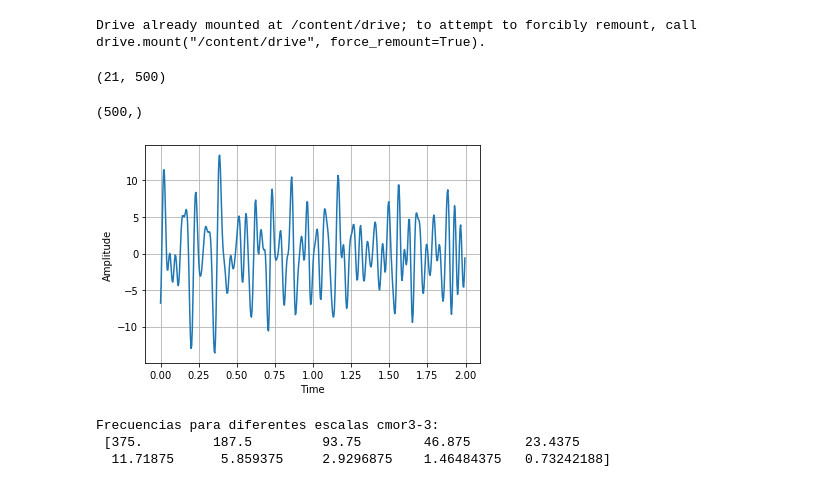
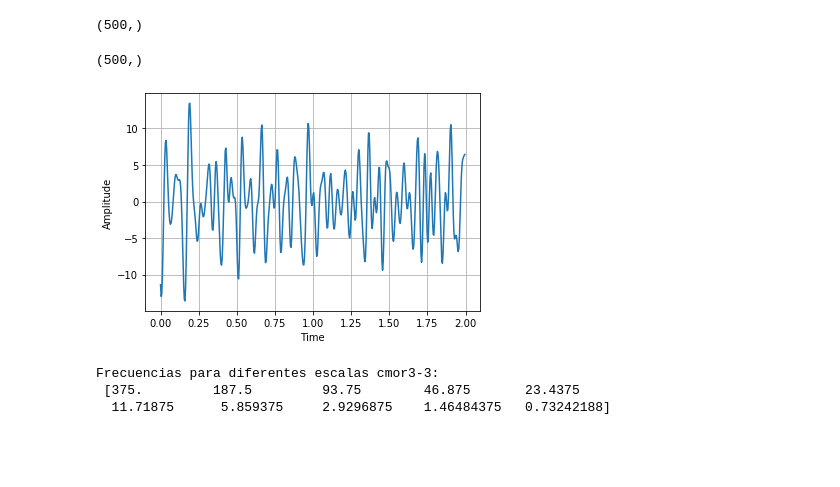
Before and after one commit to EdgarMoyete/Espectros, a Jupyter notebook: EscalogramaImgCWT.ipynb, the cells around one changed output. Saved outputs shown, nothing was run; the diff lists cells and outputs as text; code cells hidden in the pictures; blank space fills up the shorter version.

```diff
--- a/EscalogramaImgCWT.ipynb
+++ b/EscalogramaImgCWT.ipynb
@@ -7,7 +5,3 @@ from google.colab import drive
-# %%
-drive.mount('/content/drive')
-# %% [output]
-Drive already mounted at /content/drive; to attempt to forcibly remount, call drive.mount("/content/drive", force_remount=True).
 # %%
 import numpy as np
 import pandas as pd
@@ -15,31 +9,32 @@ import matplotlib.pyplot as plt
 import pywt
 import cv2
 # %%
-# canal C3
-# canal = pd.read_csv("MI-EEG-A01T.csv", header=None).iloc[:, 7000:8000]
-# canal C4 (usar este)
-canal = pd.read_csv("Ventaneo-A01T.csv", header=None).iloc[43:64, 5500:6000]
+#la muestra 3 es mano derecha
+# canal C3 (canal 8)
+# canal C4 (canal 12) (usar este)
+canal = pd.read_csv("MI-EEG-A01T.csv", header=None).iloc[2, 11124:11624]
+# canal = pd.read_csv("Ventaneo-A01T.csv", header=None).iloc[43:64, 5500:6000]
 # %%
 canal.shape
 # %% [output]
-(21, 500)
+(500,)
 # %%
-# Señal EEG del sujeto 1
+# Primer señal EEG del sujeto 1
 # 2 segundos con fs=250Hz
 
 fs = 250
 time = np.arange(0, 2, 1/fs)
-sig = canal.iloc[2] #la muestra 3 es mano derecha
+sig = canal
 print(sig.shape)
 
 plt.plot(time, sig)
 plt.grid()
 plt.xlabel('Time')
 plt.ylabel('Amplitude')
 plt.show()
 # %% [output]
 (500,)
-[figure, old version]
+[figure, new version]
 # %%
 frecuencias = pywt.scale2frequency('cmor3-3', [2,4,8,16,32,64,128,256,512,1024]) / (1/fs)
 print("Frecuencias para diferentes escalas cmor3-3: \n", frecuencias)
```
Also changed, not shown: parts of 10 cells of this notebook, 3 other files.
